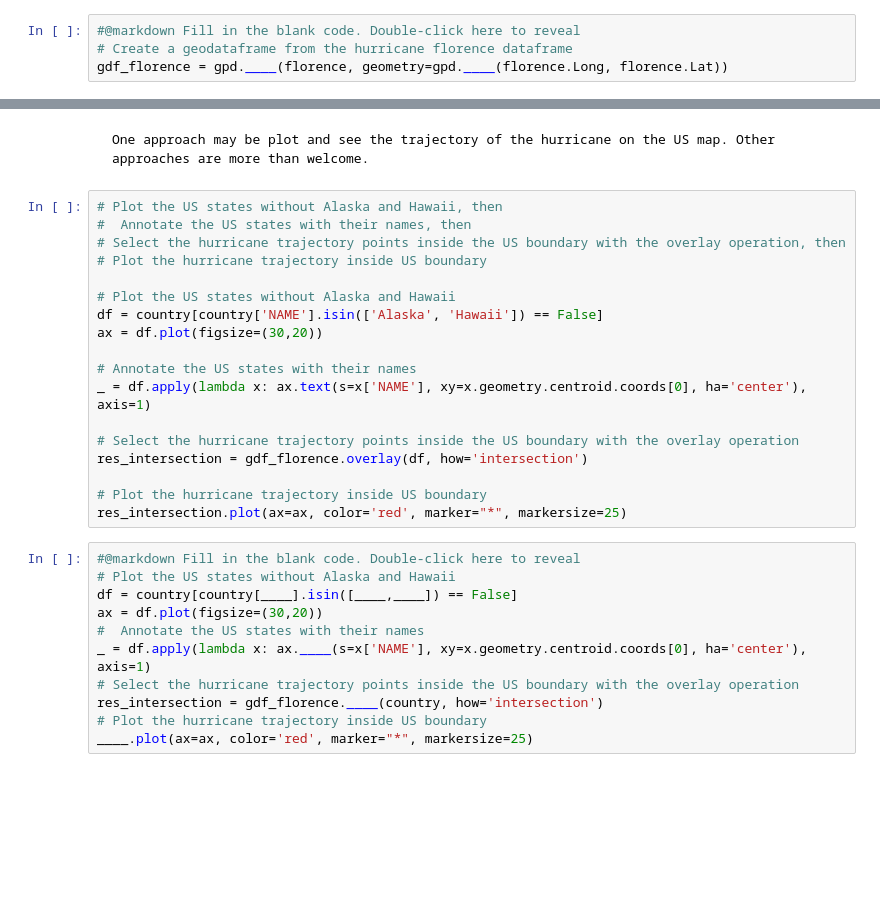
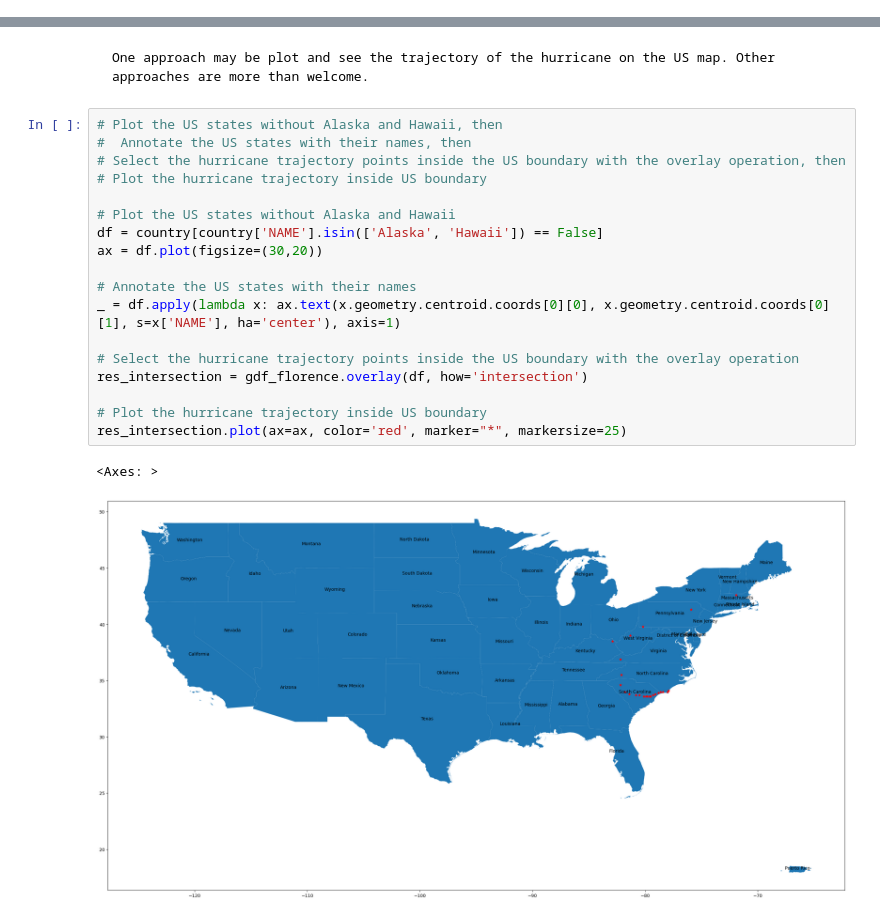
Before and after one commit to NathR-tiny/2025_Intro_Python, a Jupyter notebook: Ex6.ipynb, the cells around one changed output, grey strips where cells are left out. Saved outputs shown, nothing was run; the diff lists cells and outputs as text; blank space fills up the shorter version.

```diff
--- a/Ex6.ipynb
+++ b/Ex6.ipynb
@@ -154,7 +192,3 @@ gdf_florence.head(2)
-# %%
-#@markdown Fill in the blank code. Double-click here to reveal
-# Create a geodataframe from the hurricane florence dataframe
-gdf_florence = gpd.____(florence, geometry=gpd.____(florence.Long, florence.Lat))
 # %%
 # Have a look at the hurricane geodataframe
 gdf_florence.head(2)
@@ -198,29 +239,21 @@ One approach may be plot and see the trajectory of the hurricane on the US map.
 # %%
 # Plot the US states without Alaska and Hawaii, then
 #  Annotate the US states with their names, then
 # Select the hurricane trajectory points inside the US boundary with the overlay operation, then
 # Plot the hurricane trajectory inside US boundary
 
 # Plot the US states without Alaska and Hawaii
 df = country[country['NAME'].isin(['Alaska', 'Hawaii']) == False]
 ax = df.plot(figsize=(30,20))
 
 # Annotate the US states with their names
-_ = df.apply(lambda x: ax.text(s=x['NAME'], xy=x.geometry.centroid.coords[0], ha='center'), axis=1)
+_ = df.apply(lambda x: ax.text(x.geometry.centroid.coords[0][0], x.geometry.centroid.coords[0][1], s=x['NAME'], ha='center'), axis=1)
 
 # Select the hurricane trajectory points inside the US boundary with the overlay operation
 res_intersection = gdf_florence.overlay(df, how='intersection')
 
 # Plot the hurricane trajectory inside US boundary
 res_intersection.plot(ax=ax, color='red', marker="*", markersize=25)
+# %% [output]
+<Axes: >
+[figure, added]
-# %%
-#@markdown Fill in the blank code. Double-click here to reveal
-# Plot the US states without Alaska and Hawaii
-df = country[country[____].isin([____,____]) == False]
-ax = df.plot(figsize=(30,20))
-#  Annotate the US states with their names
-_ = df.apply(lambda x: ax.____(s=x['NAME'], xy=x.geometry.centroid.coords[0], ha='center'), axis=1)
-# Select the hurricane trajectory points inside the US boundary with the overlay operation
-res_intersection = gdf_florence.____(country, how='intersection')
-# Plot the hurricane trajectory inside US boundary
-____.plot(ax=ax, color='red', marker="*", markersize=25)
```
Also changed, not shown: parts of 13 cells of this notebook.
